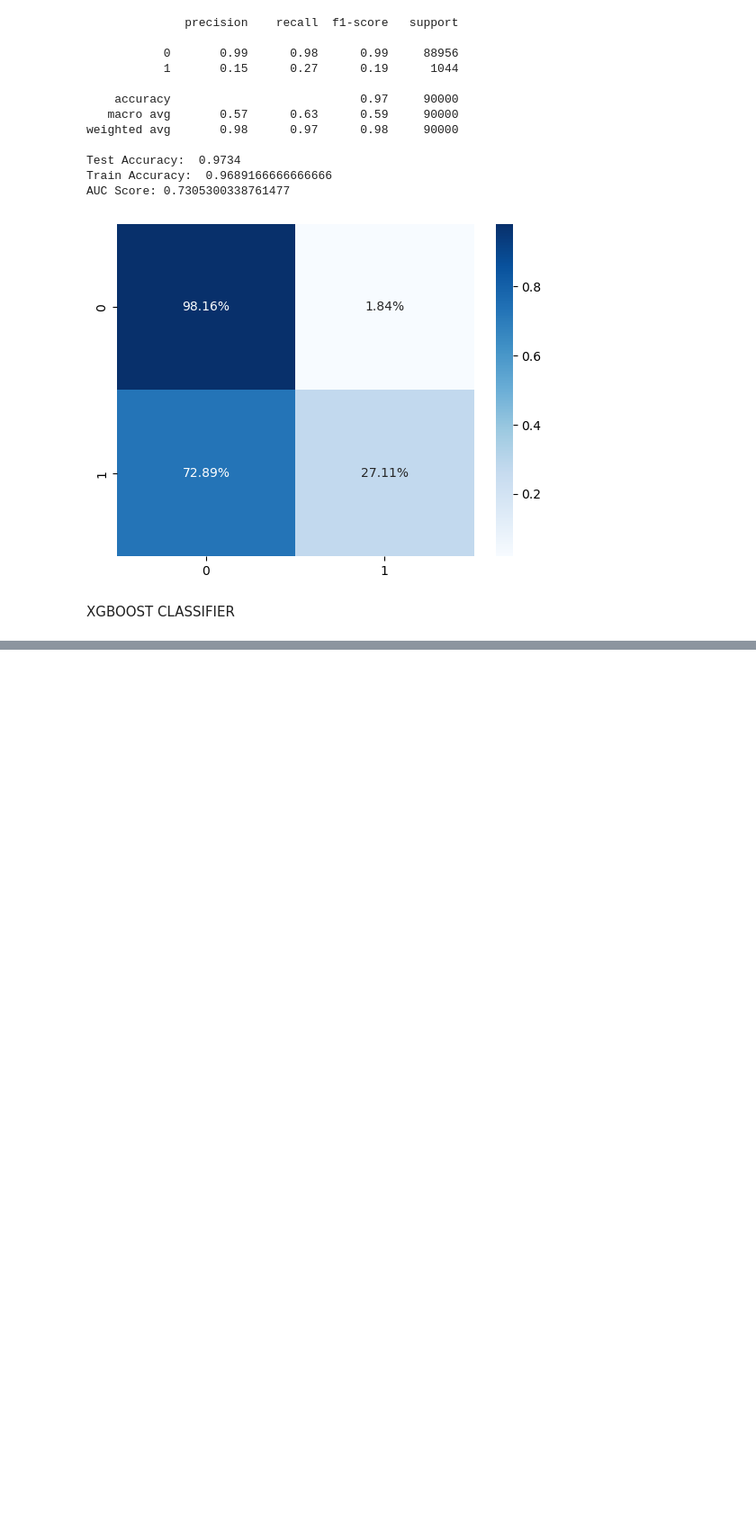
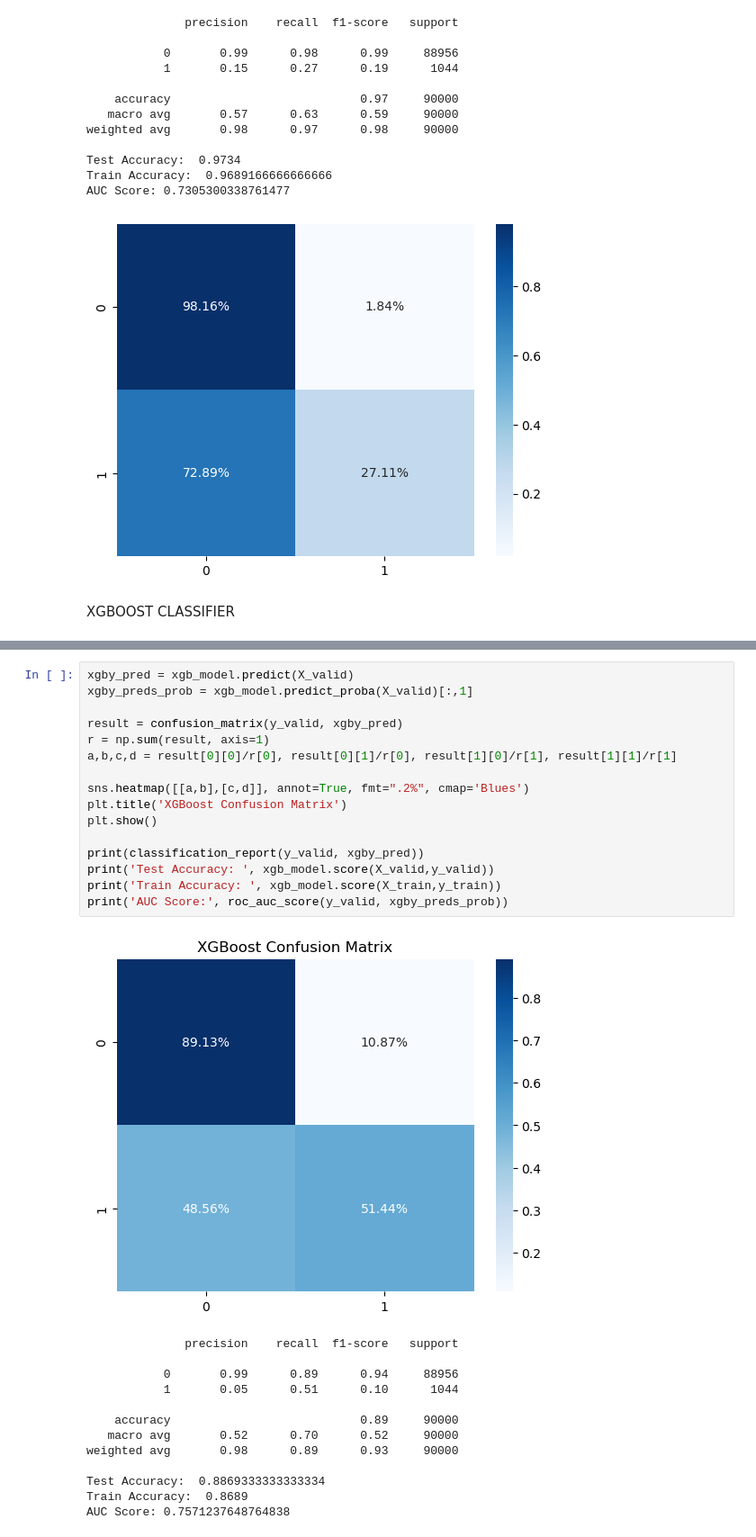
Before and after one commit to Nikhilkaushik7/Rider-churn-cancellation-analytics-, a Jupyter notebook: ride_cancellation.ipynb, the cells around one changed output, grey strips where cells are left out. Shown at 90% size. Drawn from its saved outputs; the diff is of its cells as text; blank space fills up the shorter version.

Commit message:
predictions of XGBoost

```diff
--- a/ride_cancellation.ipynb
+++ b/ride_cancellation.ipynb
@@ -380,3 +380,33 @@ Traceback (most recent call last):
 Parameters: { "use_label_encoder" } are not used.
 
   bst.update(dtrain, iteration=i, fobj=obj)
+# %%
+xgby_pred = xgb_model.predict(X_valid)
+xgby_preds_prob = xgb_model.predict_proba(X_valid)[:,1]
+
+result = confusion_matrix(y_valid, xgby_pred)
+r = np.sum(result, axis=1)
+a,b,c,d = result[0][0]/r[0], result[0][1]/r[0], result[1][0]/r[1], result[1][1]/r[1]
+
+sns.heatmap([[a,b],[c,d]], annot=True, fmt=".2%", cmap='Blues')
+plt.title('XGBoost Confusion Matrix')
+plt.show()
+
+print(classification_report(y_valid, xgby_pred))
+print('Test Accuracy: ', xgb_model.score(X_valid,y_valid))
+print('Train Accuracy: ', xgb_model.score(X_train,y_train))
+print('AUC Score:', roc_auc_score(y_valid, xgby_preds_prob))
+# %% [output]
+[figure, added]
+              precision    recall  f1-score   support
+
+           0       0.99      0.89      0.94     88956
+           1       0.05      0.51      0.10      1044
+
+    accuracy                           0.89     90000
+   macro avg       0.52      0.70      0.52     90000
+weighted avg       0.98      0.89      0.93     90000
+
+Test Accuracy:  0.8869333333333334
+Train Accuracy:  0.8689
+AUC Score: 0.7571237648764838
```
Also changed, not shown: parts of 1 cell of this notebook.
